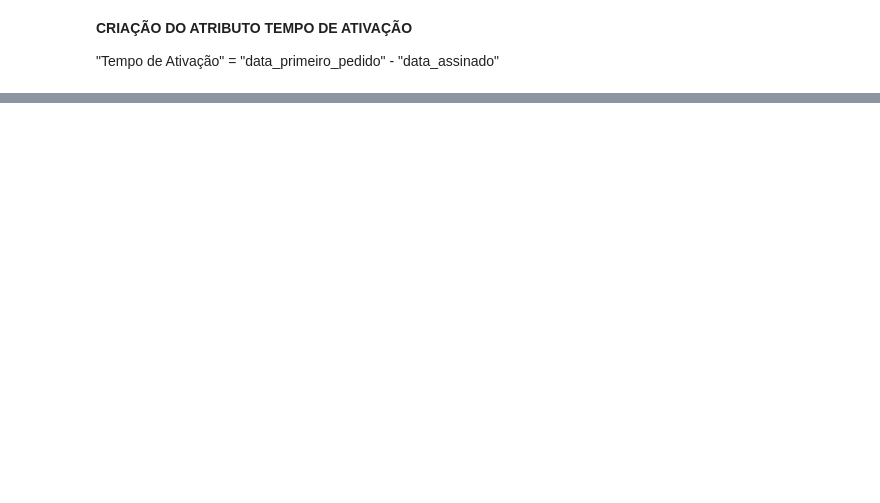
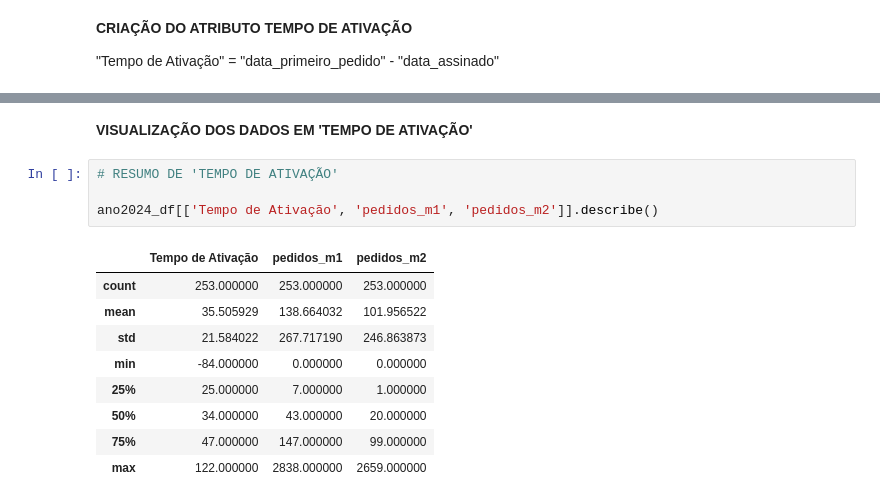
Before and after one commit to canasep/mack_projeto1, a Jupyter notebook: codes/PROJETO_APLICADO_1.ipynb, the cells around one changed output, grey strips where cells are left out. Saved outputs shown, nothing was run; the diff lists cells and outputs as text; blank space fills up the shorter version.

```diff
--- a/codes/PROJETO_APLICADO_1.ipynb
+++ b/codes/PROJETO_APLICADO_1.ipynb
@@ -424,3 +426,19 @@ See the caveats in the documentation: https://pandas.pydata.org/pandas-docs/stab
 | 2 | Loja - 03 | Hamburgueria / Hot Dog | Não | ANOTA | 2024-07-09 | 2024-07-18 | 2024-08-28 | NaN | ... |
 | 3 | Loja - 04 | Hamburgueria / Hot Dog | Não | ANOTA | 2024-07-10 | 2024-08-23 | 2024-09-20 | NaN | ... |
 | 4 | Loja - 05 | Hamburgueria / Hot Dog | Não | ANOTA | 2024-07-12 | 2024-07-27 | 2024-08-29 | NaN | ... |
+# %% [markdown]
+**VISUALIZAÇÃO DOS DADOS EM 'TEMPO DE ATIVAÇÃO'**
+# %%
+# RESUMO DE 'TEMPO DE ATIVAÇÃO'
+
+ano2024_df[['Tempo de Ativação', 'pedidos_m1', 'pedidos_m2']].describe()
+# %% [output]
+|  | Tempo de Ativação | pedidos_m1 | pedidos_m2 |
+| count | 253.000000 | 253.000000 | 253.000000 |
+| mean | 35.505929 | 138.664032 | 101.956522 |
+| std | 21.584022 | 267.717190 | 246.863873 |
+| min | -84.000000 | 0.000000 | 0.000000 |
+| 25% | 25.000000 | 7.000000 | 1.000000 |
+| 50% | 34.000000 | 43.000000 | 20.000000 |
+| 75% | 47.000000 | 147.000000 | 99.000000 |
+| max | 122.000000 | 2838.000000 | 2659.000000 |
```
Also changed, not shown: parts of 9 cells of this notebook.
